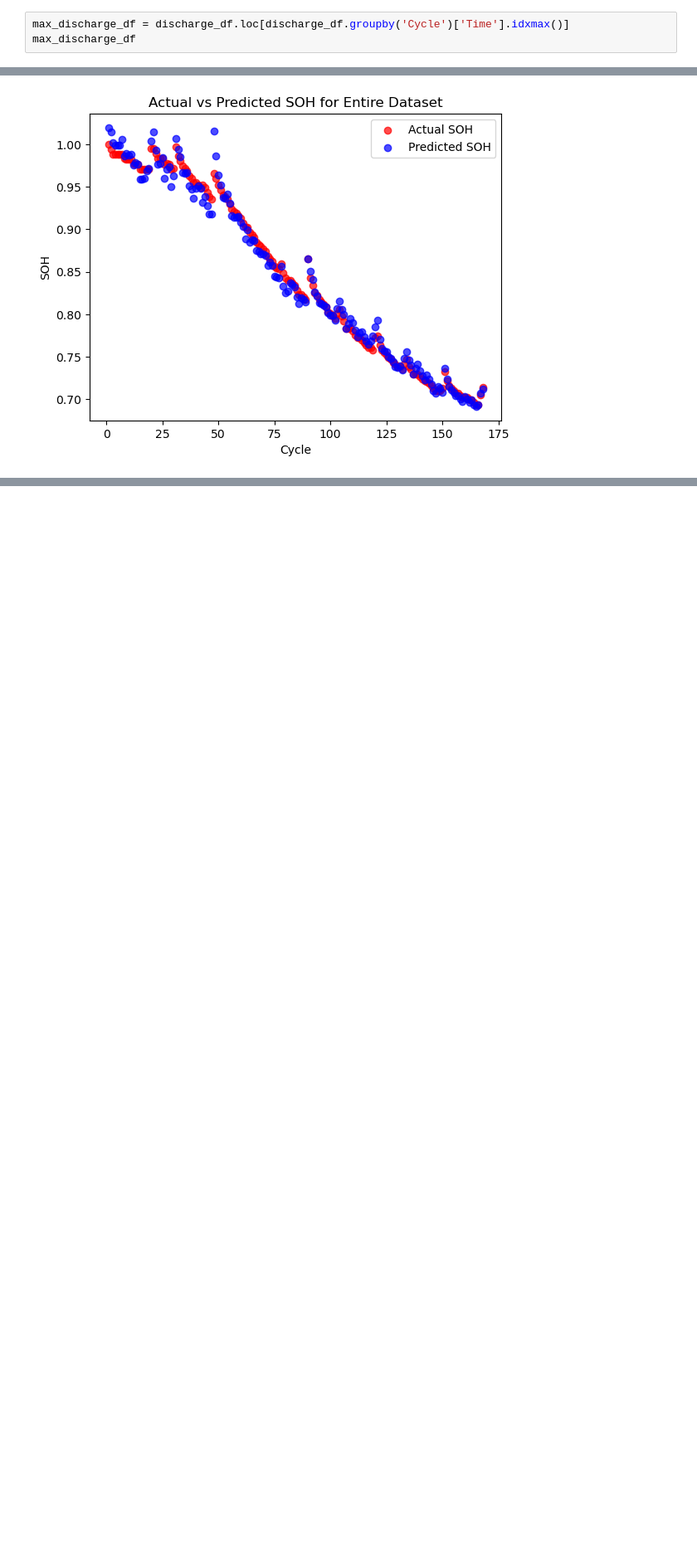
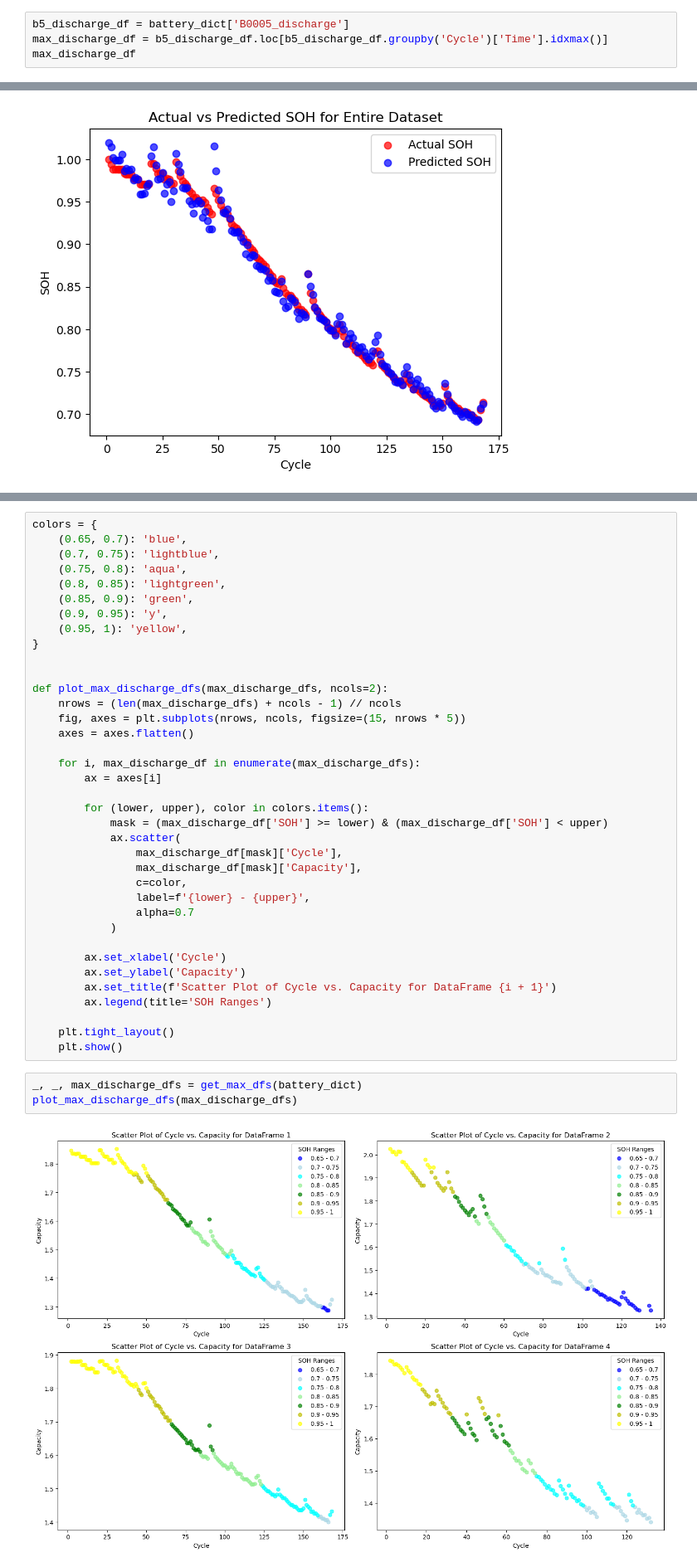
Before and after one commit to RomanShrestha07/CPSC_4830_Group_Project, a Jupyter notebook: Group_Project.ipynb, the cells around one changed output, grey strips where cells are left out. Shown at 83% size. Drawn from its saved outputs; the diff is of its cells as text; blank space fills up the shorter version.

```diff
--- a/Group_Project.ipynb
+++ b/Group_Project.ipynb
@@ -273,5 +250,6 @@ discharge_df.head()
 # %%
-max_discharge_df = discharge_df.loc[discharge_df.groupby('Cycle')['Time'].idxmax()]
+b5_discharge_df = battery_dict['B0005_discharge']
+max_discharge_df = b5_discharge_df.loc[b5_discharge_df.groupby('Cycle')['Time'].idxmax()]
 max_discharge_df
 # %% [output]
 |  | Cycle | Time | Voltage_measured | Current_measured | Temperature_measured | Current_load | ... |
@@ -446,0 +418,42 @@ plt.show()
+# %%
+colors = {
+    (0.65, 0.7): 'blue',
+    (0.7, 0.75): 'lightblue',
+    (0.75, 0.8): 'aqua',
+    (0.8, 0.85): 'lightgreen',
+    (0.85, 0.9): 'green',
+    (0.9, 0.95): 'y',
+    (0.95, 1): 'yellow',
+}
+
+
+def plot_max_discharge_dfs(max_discharge_dfs, ncols=2):
+    nrows = (len(max_discharge_dfs) + ncols - 1) // ncols
+    fig, axes = plt.subplots(nrows, ncols, figsize=(15, nrows * 5))
+    axes = axes.flatten()
+
+    for i, max_discharge_df in enumerate(max_discharge_dfs):
+        ax = axes[i]
+
+        for (lower, upper), color in colors.items():
+            mask = (max_discharge_df['SOH'] >= lower) & (max_discharge_df['SOH'] < upper)
+            ax.scatter(
+                max_discharge_df[mask]['Cycle'],
+                max_discharge_df[mask]['Capacity'],
+                c=color,
+                label=f'{lower} - {upper}',
+                alpha=0.7
+            )
+
+        ax.set_xlabel('Cycle')
+        ax.set_ylabel('Capacity')
+        ax.set_title(f'Scatter Plot of Cycle vs. Capacity for DataFrame {i + 1}')
+        ax.legend(title='SOH Ranges')
+
+    plt.tight_layout()
+    plt.show()
+# %%
+_, _, max_discharge_dfs = get_max_dfs(battery_dict)
+plot_max_discharge_dfs(max_discharge_dfs)
+# %% [output]
+[figure, added]
```
Also changed, not shown: parts of 20 cells of this notebook.
